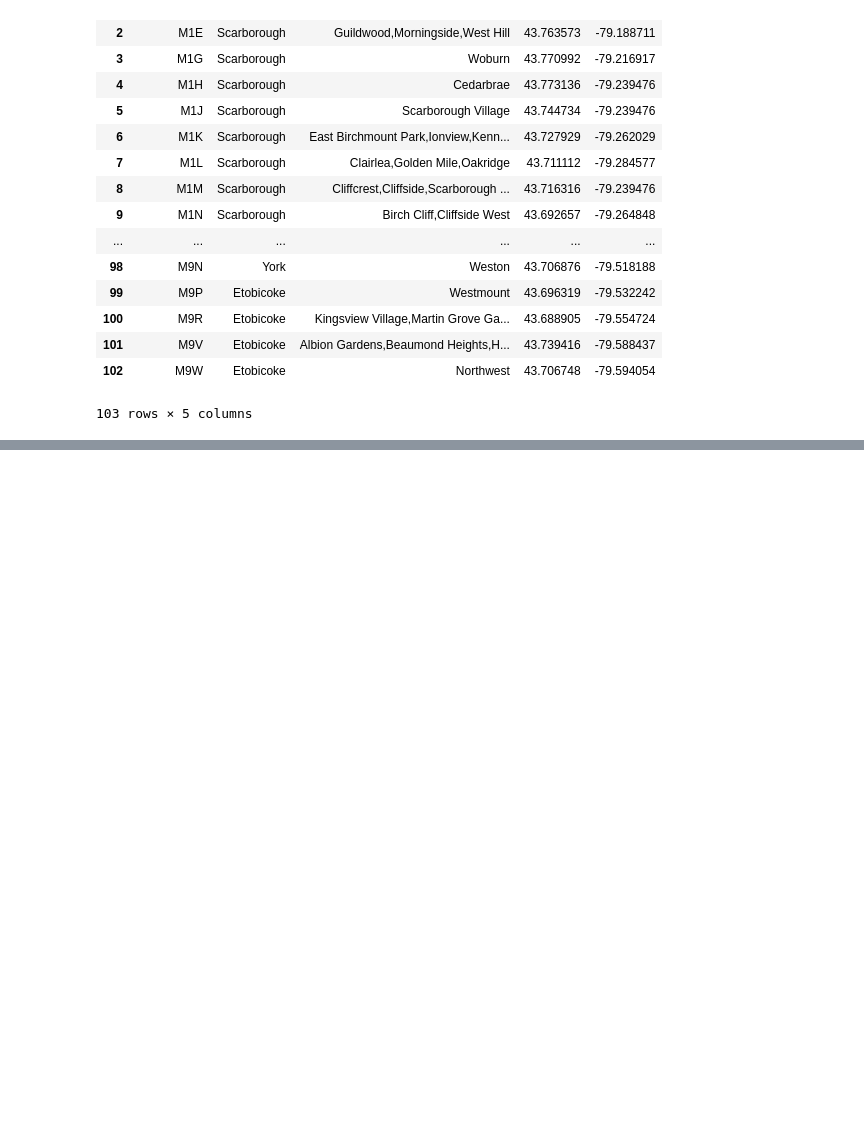
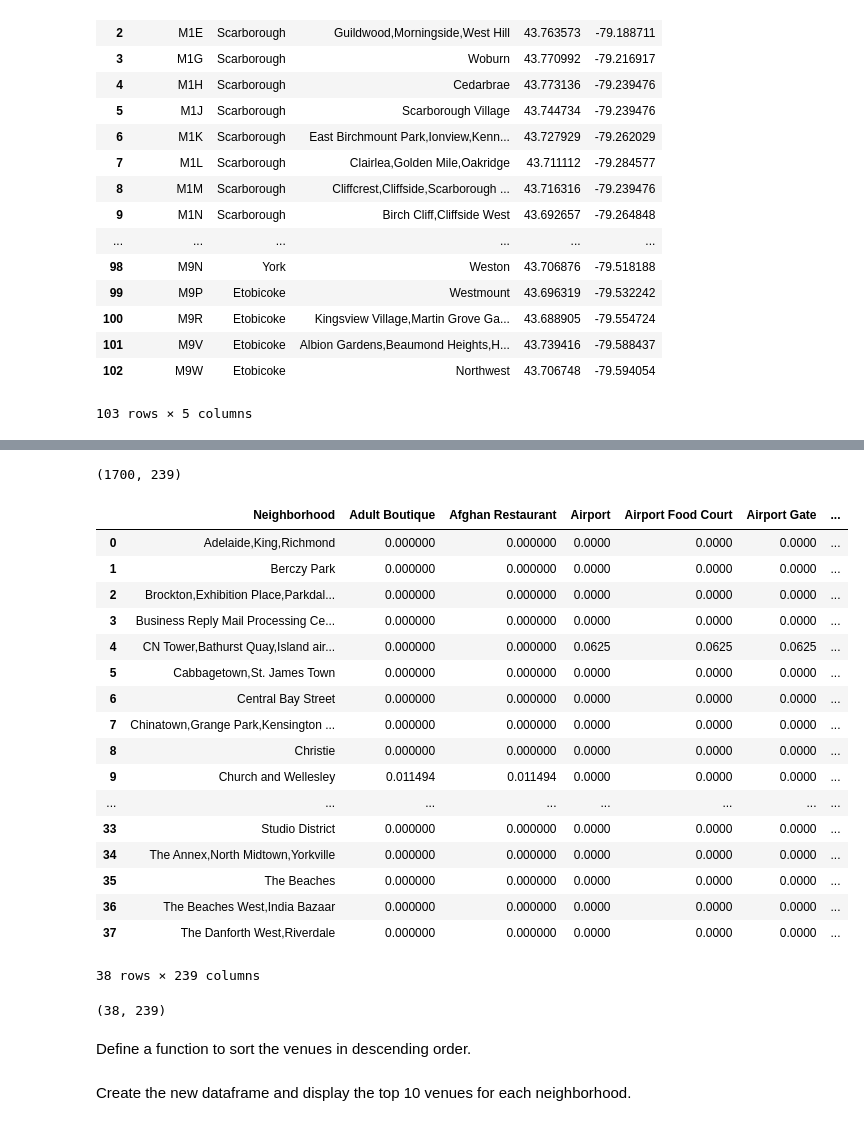
Before and after one commit to FuAdventure/Coursera_Capstone, a Jupyter notebook: Segmenting and Clustering Neighborhoods in Toronto.ipynb, the cells around one changed output, grey strips where cells are left out. Cells and saved outputs as stored; diff of their text form; code cells hidden in the pictures; blank space fills up the shorter version.

```diff
--- a/Segmenting and Clustering Neighborhoods in Toronto.ipynb
+++ b/Segmenting and Clustering Neighborhoods in Toronto.ipynb
@@ -241,0 +291,16 @@ df_m
+# %%
+# add markers to map
+for lat, lng, borough, neighborhood in zip(df_Toronto['Latitude'], df_Toronto['Longitude'], df_Toronto['Borough'], df_Toronto['Neighborhood']):
+    label = '{}, {}'.format(neighborhood, borough)
+    label = folium.Popup(label, parse_html=True)
+    folium.CircleMarker(
+        [lat, lng],
+        radius=5,
+        popup=label,
+        color='blue',
+        fill=True,
+        fill_color='#3186cc',
+        fill_opacity=0.7,
+        parse_html=False).add_to(map_toronto)
+
+map_toronto
@@ -241,0 +313,4 @@ df_m
+# %%
+CLIENT_ID = 'PVUAND2UMQDNFRVLEVTXMYAWQC52A1F4A5YKJ1DSUMKIVLX5' # your Foursquare ID
+CLIENT_SECRET = 'RH1Q2CJRLWTARSIPWPA534K3MMX4ISQQHARLNMXZGIUD4DWM' # your Foursquare Secret
+VERSION = '20180605' # Foursquare API version
@@ -241,0 +359,5 @@ df_m
+# %%
+toronto_venues = getNearbyVenues(names=df_Toronto['Neighborhood'],
+                                latitudes=df_Toronto['Latitude'],
+                                longitudes=df_Toronto['Longitude'])
+toronto_venues.shape
@@ -241,0 +426,32 @@ df_m
+# %%
+toronto_onehot.shape
+# %% [output]
+(1700, 239)
+# %%
+toronto_grouped = toronto_onehot.groupby('Neighborhood').mean().reset_index()
+toronto_grouped
+# %% [output]
+|  | Neighborhood | Adult Boutique | Afghan Restaurant | Airport | Airport Food Court | Airport Gate | ... |
+| 0 | Adelaide,King,Richmond | 0.000000 | 0.000000 | 0.0000 | 0.0000 | 0.0000 | ... |
+| 1 | Berczy Park | 0.000000 | 0.000000 | 0.0000 | 0.0000 | 0.0000 | ... |
+| 2 | Brockton,Exhibition Place,Parkdal... | 0.000000 | 0.000000 | 0.0000 | 0.0000 | 0.0000 | ... |
+| 3 | Business Reply Mail Processing Ce... | 0.000000 | 0.000000 | 0.0000 | 0.0000 | 0.0000 | ... |
+| 4 | CN Tower,Bathurst Quay,Island air... | 0.000000 | 0.000000 | 0.0625 | 0.0625 | 0.0625 | ... |
+| 5 | Cabbagetown,St. James Town | 0.000000 | 0.000000 | 0.0000 | 0.0000 | 0.0000 | ... |
+| 6 | Central Bay Street | 0.000000 | 0.000000 | 0.0000 | 0.0000 | 0.0000 | ... |
+| 7 | Chinatown,Grange Park,Kensington ... | 0.000000 | 0.000000 | 0.0000 | 0.0000 | 0.0000 | ... |
+| 8 | Christie | 0.000000 | 0.000000 | 0.0000 | 0.0000 | 0.0000 | ... |
+| 9 | Church and Wellesley | 0.011494 | 0.011494 | 0.0000 | 0.0000 | 0.0000 | ... |
+| ... | ... | ... | ... | ... | ... | ... | ... |
+| 33 | Studio District | 0.000000 | 0.000000 | 0.0000 | 0.0000 | 0.0000 | ... |
+| 34 | The Annex,North Midtown,Yorkville | 0.000000 | 0.000000 | 0.0000 | 0.0000 | 0.0000 | ... |
+| 35 | The Beaches | 0.000000 | 0.000000 | 0.0000 | 0.0000 | 0.0000 | ... |
+| 36 | The Beaches West,India Bazaar | 0.000000 | 0.000000 | 0.0000 | 0.0000 | 0.0000 | ... |
+| 37 | The Danforth West,Riverdale | 0.000000 | 0.000000 | 0.0000 | 0.0000 | 0.0000 | ... |
+38 rows × 239 columns
+# %%
+toronto_grouped.shape
+# %% [output]
+(38, 239)
+# %% [markdown]
+Define a function to sort the venues in descending order.
@@ -241,0 +464,2 @@ df_m
+# %% [markdown]
+Create the new dataframe and display the top 10 venues for each neighborhood.
```
Also changed, not shown: parts of 55 cells of this notebook.
